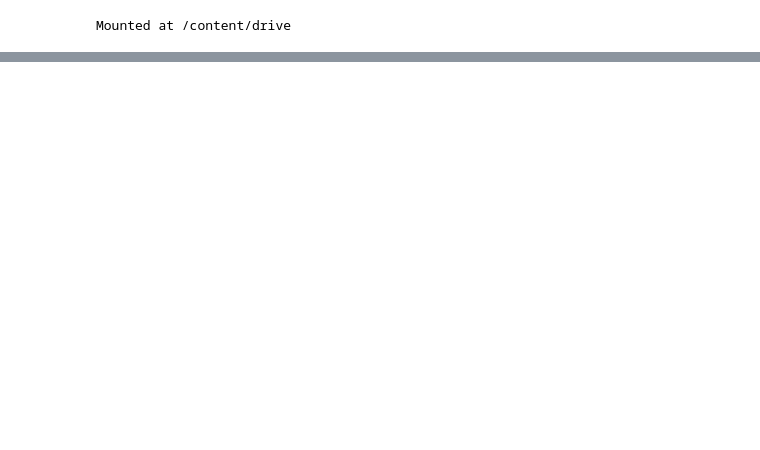
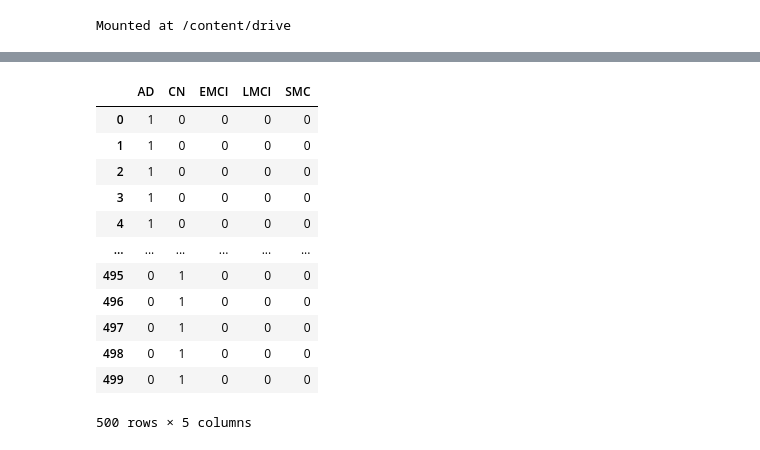
Before and after one commit to seungjoo612/brain-graph-classification, a Jupyter notebook: data_processing.ipynb, the cells around one changed output, grey strips where cells are left out. Drawn from its saved outputs; the diff is of its cells as text; code cells hidden in the pictures; blank space fills up the shorter version.

```diff
--- a/data_processing.ipynb
+++ b/data_processing.ipynb
@@ -82,10 +85,11 @@ import matplotlib.pyplot as plt
 # %%
 #import data
-
 dt_map = pd.read_excel('/content/drive/MyDrive/research_proj_data/DT_File_MAP.xlsx')
 dTS = pd.read_csv('/content/drive/MyDrive/research_proj_data/[UNC]ADNI-network/DataTS.csv')
-dataset = []
-for i
-test_f = open('/content/drive/MyDrive/research_proj_data/[UNC]ADNI-network/AD-Data/S100790_fdt_network_matrix', 'r')
-t = np.loadtxt(test_f, dtype=int)
-#test = np.fromfile('/content/drive/MyDrive/research_proj_data/[UNC]ADNI-network/AD-Data/S100790_fdt_network_matrix')
+
+#node features for each graph
+dt_map_node_val = dt_map.drop(columns=['PTID', 'VISCODE', 'AGE', 'GENDER', 'EDUCATION', 'LABEL'])
+nodes = list(dt_map_node_val.columns)[1:]
+
+#graph labels
+label = dt_map[['Subject','LABEL']]
@@ -125,0 +169,20 @@ dTS
+# %%
+#one hot encode graph labels
+graph_labels = label['LABEL']
+graph_labels = pd.get_dummies(graph_labels)
+
+graph_labels
+# %% [output]
+|  | AD | CN | EMCI | LMCI | SMC |
+| 0 | 1 | 0 | 0 | 0 | 0 |
+| 1 | 1 | 0 | 0 | 0 | 0 |
+| 2 | 1 | 0 | 0 | 0 | 0 |
+| 3 | 1 | 0 | 0 | 0 | 0 |
+| 4 | 1 | 0 | 0 | 0 | 0 |
+| ... | ... | ... | ... | ... | ... |
+| 495 | 0 | 1 | 0 | 0 | 0 |
+| 496 | 0 | 1 | 0 | 0 | 0 |
+| 497 | 0 | 1 | 0 | 0 | 0 |
+| 498 | 0 | 1 | 0 | 0 | 0 |
+| 499 | 0 | 1 | 0 | 0 | 0 |
+500 rows × 5 columns
```
Also changed, not shown: parts of 30 cells of this notebook.
